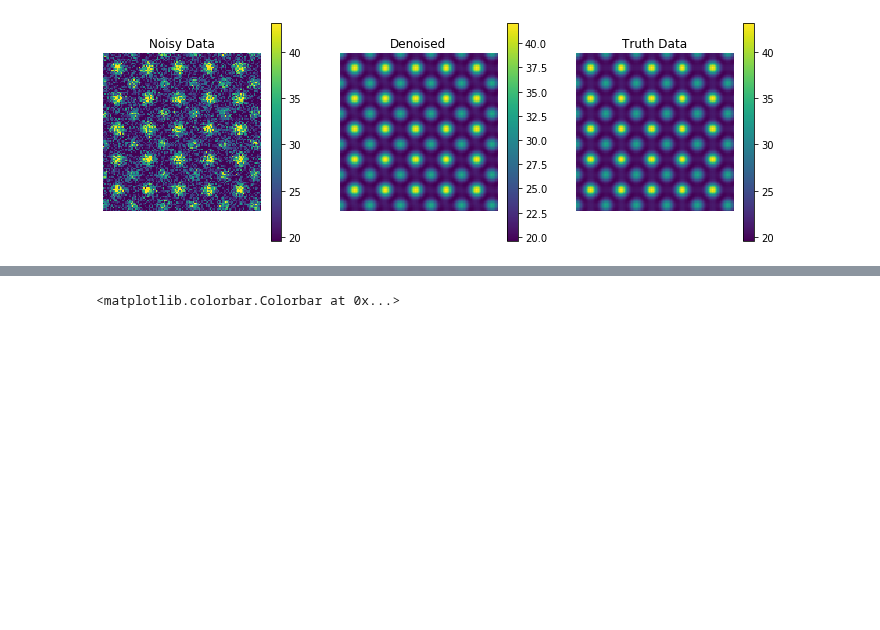
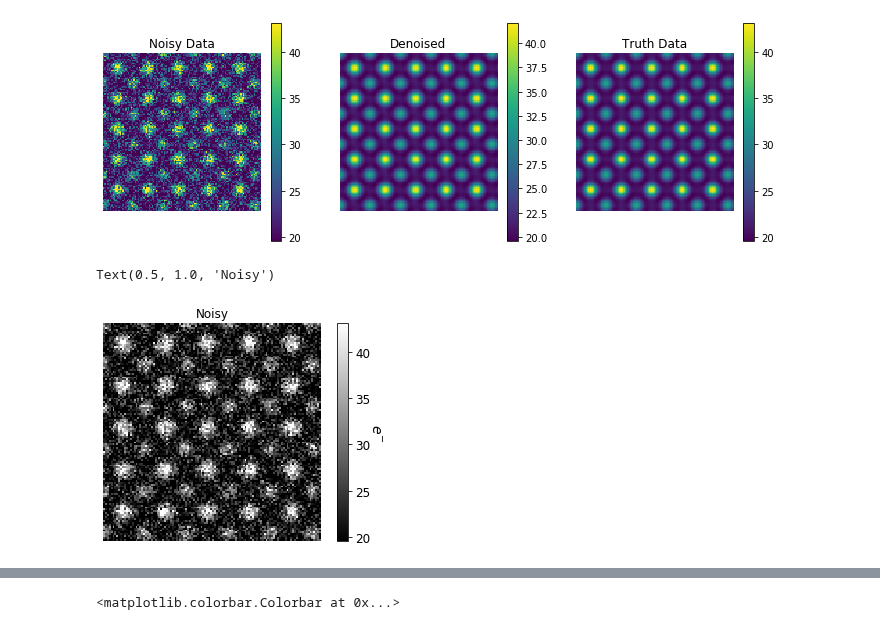
Before and after one commit to CY-Zhang/PyProcessingCodes, a Jupyter notebook: TensorDenoise/VisulizeResult_STOsim.ipynb, the cells around one changed output, grey strips where cells are left out. Drawn from its saved outputs; the diff is of its cells as text; code cells hidden in the pictures; blank space fills up the shorter version.

```diff
--- a/TensorDenoise/VisulizeResult_STOsim.ipynb
+++ b/TensorDenoise/VisulizeResult_STOsim.ipynb
@@ -79,6 +69,16 @@ plt.colorbar()
 # %% [output]
 <matplotlib.colorbar.Colorbar at 0x...>
 [figure]
+# %%
+plt.imshow(ADF_noisy,clim=[clim_low,clim_high],cmap='gray')
+cbar = plt.colorbar()
+cbar.ax.tick_params(labelsize=12)
+cbar.set_label('$e^{-}$',rotation=270,fontsize=14, labelpad = 12)
+plt.axis('off')
+plt.title('Noisy')
+# %% [output]
+Text(0.5, 1.0, 'Noisy')
+[figure, added]
 # %%
 # Compare real space structure from single kx,ky
 plt.figure(figsize=(12,4))
```
Also changed, not shown: parts of 3 cells of this notebook, 5 other files.
